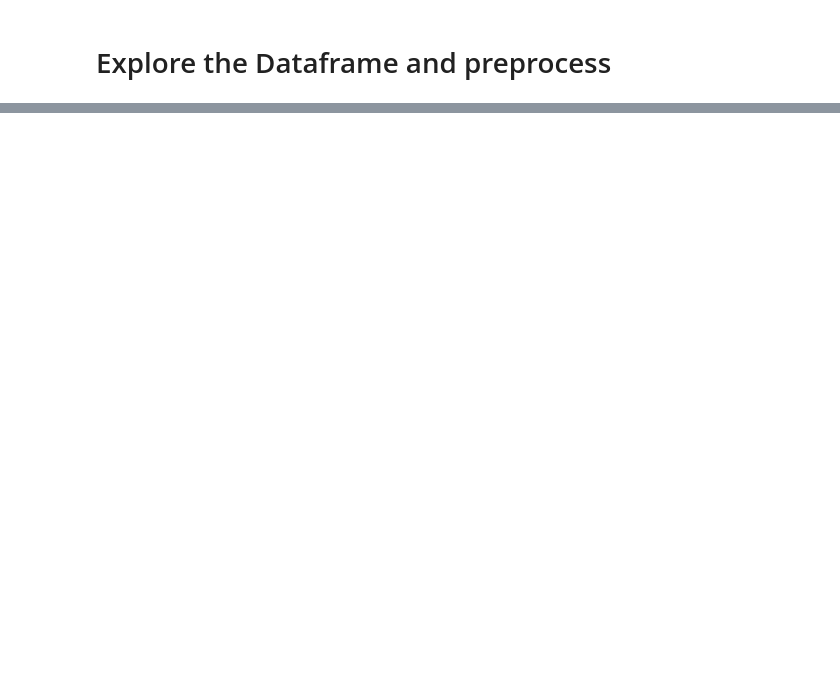
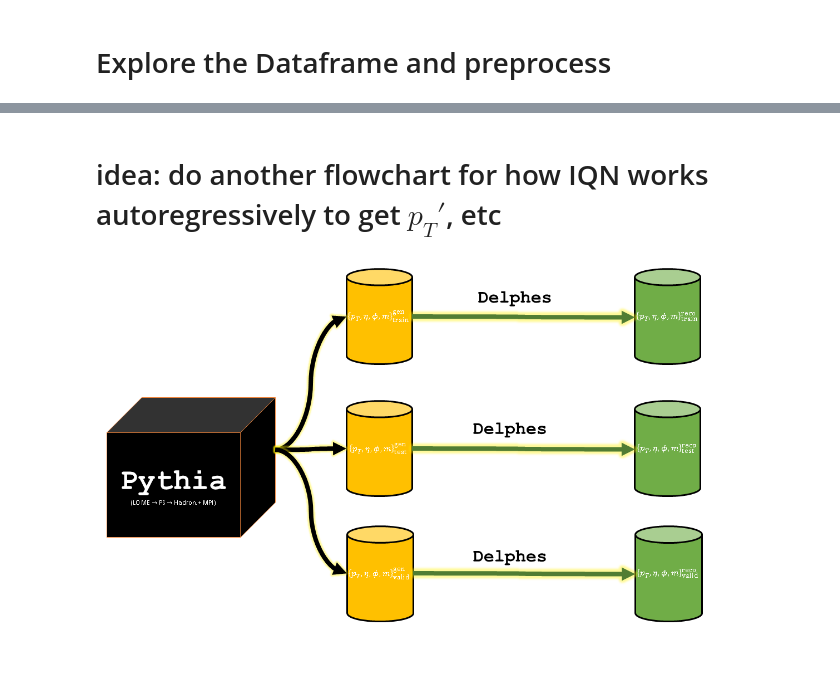
Before and after one commit to AliAlkadhim/torchQN, a Jupyter notebook: Braden_Scaling_TrainEval_Mass.ipynb, the cells around one changed output, grey strips where cells are left out. Drawn from its saved outputs; the diff is of its cells as text; code cells hidden in the pictures; blank space fills up the shorter version.

```diff
--- a/Braden_Scaling_TrainEval_Mass.ipynb
+++ b/Braden_Scaling_TrainEval_Mass.ipynb
@@ -133 +124,7 @@ train_data.describe()
+# %% [markdown]
+# idea: do another flowchart for how IQN works autoregressively to get $p_T'$, etc
+# %%
+display(Image(os.path.join(IQN_BASE,'data_diagram_IQN.png'), width = 1300, height = 300  ))
+# %% [output]
+[figure, added]
 # %%
```
Also changed, not shown: parts of 32 cells of this notebook, 1 other file.
